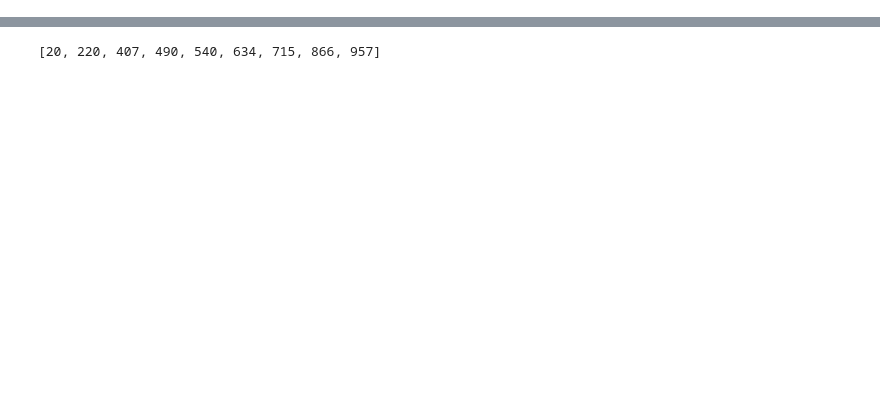
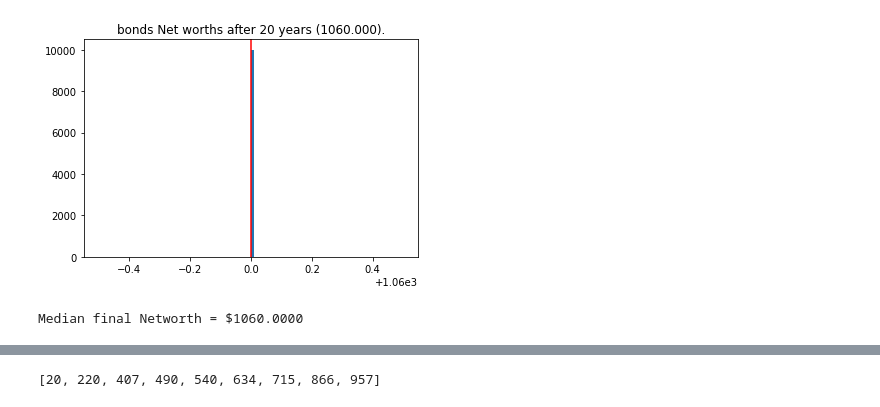
Before and after one commit to sameerkulkarni/financial_simulations, a Jupyter notebook: base_functions.ipynb, the cells around one changed output, grey strips where cells are left out. Drawn from its saved outputs; the diff is of its cells as text; code cells hidden in the pictures; blank space fills up the shorter version.

```diff
--- a/base_functions.ipynb
+++ b/base_functions.ipynb
@@ -194,0 +199,10 @@ plt.show()
+# %%
+investment_type = "bonds"  #@param ['snp500', 'savings_account', 'bonds', 'capped_snp500']
+start_points=[random.randint(1,(92-num_years)*12) for i in range(NUM_SAMPLES)]
+final_networths = [weighted_return(initial_rampup_months, initial_amount, (num_years*12), monthly_amount, start_points[i],investment_type) for i in range(len(start_points))]
+ref_nw=np.median(final_networths)
+pretty_plot_fn(final_networths, ref_nw, "%s Net worths after %d years (%1.3f)."%(investment_type, num_years,ref_nw))
+print("Median final Networth = $%4.4f"%ref_nw)
+# %% [output]
+[figure, added]
+Median final Networth = $1060.0000
```
Also changed, not shown: parts of 22 cells of this notebook.
